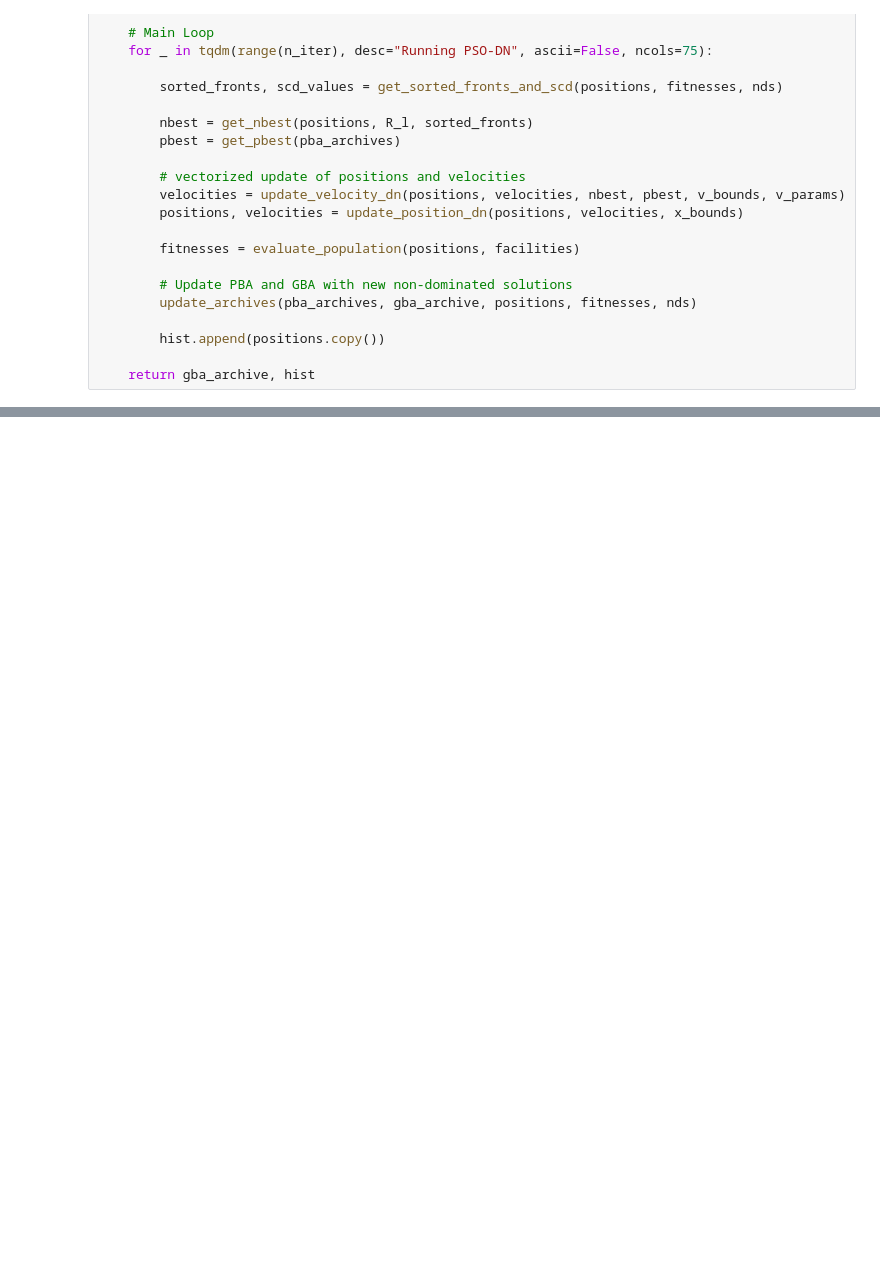
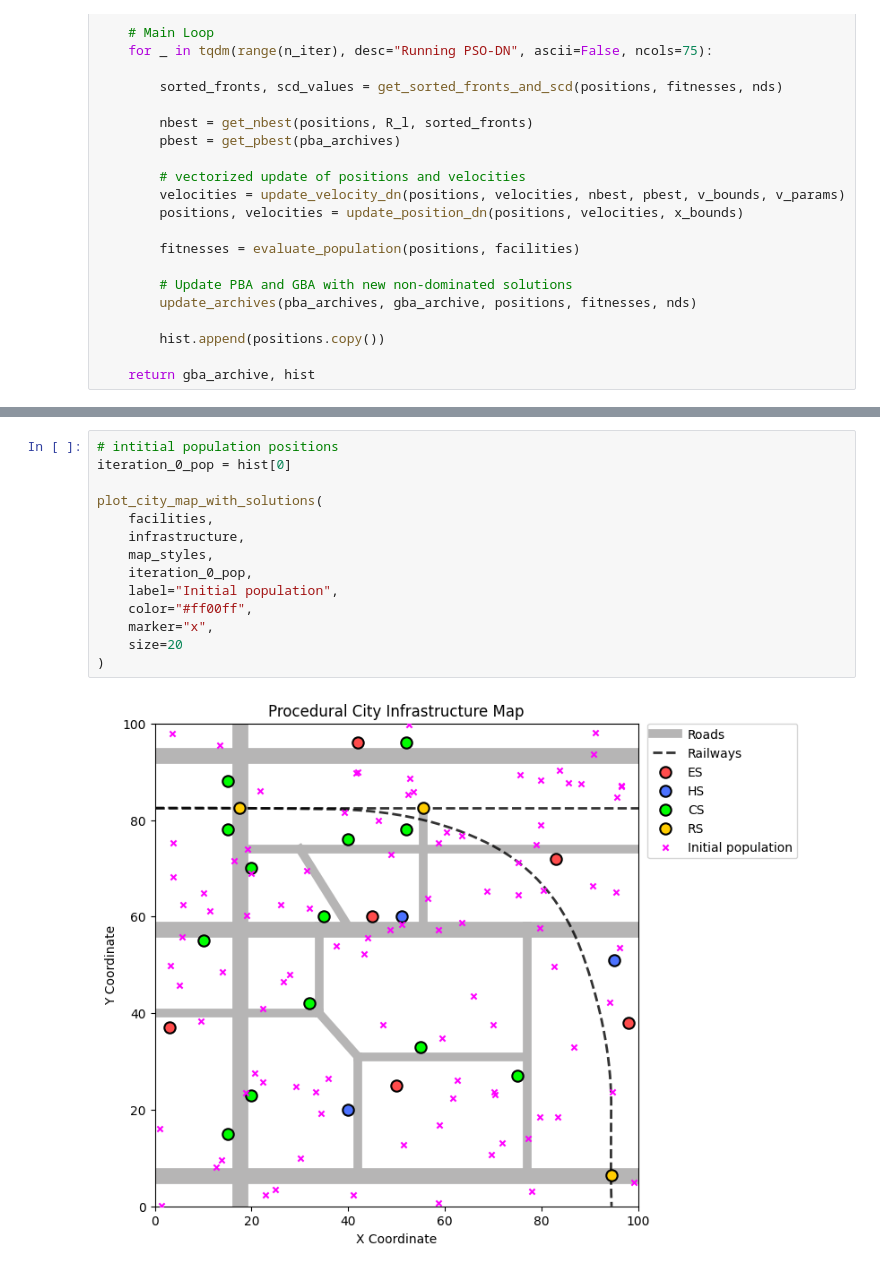
Before and after one commit to silviacalabretta/pso-dn-mmop, a Jupyter notebook: notebook/pso-dn-for-mmop.ipynb, the cells around one changed output, grey strips where cells are left out. Drawn from its saved outputs; the diff is of its cells as text; blank space fills up the shorter version.

```diff
--- a/notebook/pso-dn-for-mmop.ipynb
+++ b/notebook/pso-dn-for-mmop.ipynb
@@ -750,0 +788,16 @@ best, hist = pso_dn(N, x_bounds, v_bounds, n_iter, facilities, R_l, (w, c1, c2))
+# %%
+# intitial population positions
+iteration_0_pop = hist[0]
+
+plot_city_map_with_solutions(
+    facilities,
+    infrastructure,
+    map_styles,
+    iteration_0_pop,
+    label="Initial population",
+    color="#ff00ff",
+    marker="x",
+    size=20
+)
+# %% [output]
+[figure, added]
```
Also changed, not shown: parts of 9 cells of this notebook.
